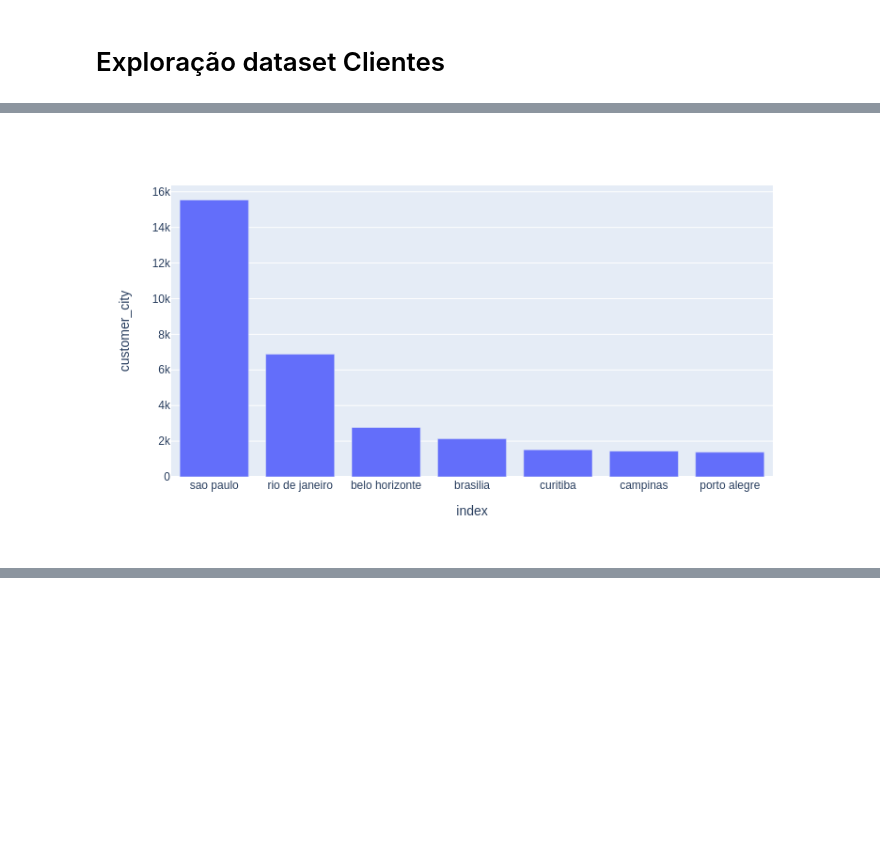
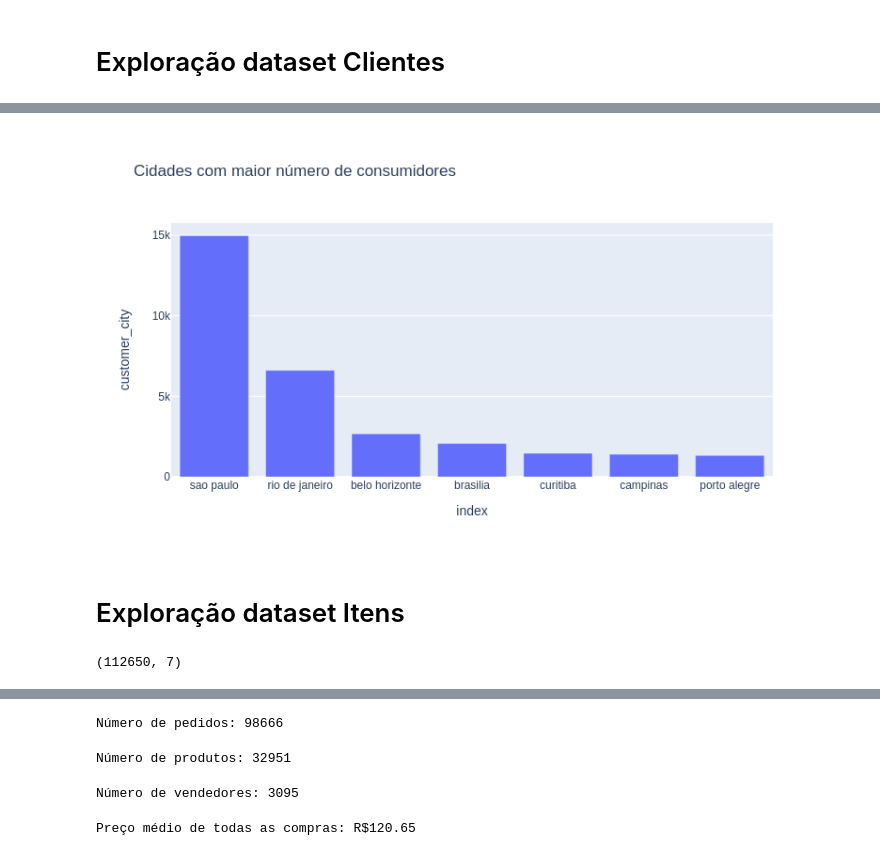
Before and after one commit to Lucas-Buk/Introducao-Ciencia-de-Dados, a Jupyter notebook: Aula_1_Exploração_Olist.ipynb, the cells around one changed output, grey strips where cells are left out. Saved outputs shown, nothing was run; the diff lists cells and outputs as text; code cells hidden in the pictures; blank space fills up the shorter version.

```diff
--- a/Aula_1_Exploração_Olist.ipynb
+++ b/Aula_1_Exploração_Olist.ipynb
@@ -21,11 +14,11 @@ import pandas as pd
 # %%
-df_clientes = pd.read_csv('/content/drive/My Drive/Colab Notebooks/Pós/Ciência de Dados/Datasets/olist_customers_dataset.csv')
-df_geo = pd.read_csv('/content/drive/My Drive/Colab Notebooks/Pós/Ciência de Dados/Datasets/olist_geolocation_dataset.csv', encoding='utf8')
-df_compra_itens = pd.read_csv('/content/drive/My Drive/Colab Notebooks/Pós/Ciência de Dados/Datasets/olist_order_items_dataset.csv')
-df_compra_pagamentos = pd.read_csv('/content/drive/My Drive/Colab Notebooks/Pós/Ciência de Dados/Datasets/olist_order_payments_dataset.csv')
-df_reviews = pd.read_csv('/content/drive/My Drive/Colab Notebooks/Pós/Ciência de Dados/Datasets/olist_order_reviews_dataset.csv')
-df_compras = pd.read_csv('/content/drive/My Drive/Colab Notebooks/Pós/Ciência de Dados/Datasets/olist_orders_dataset.csv')
-df_produtos = pd.read_csv('/content/drive/My Drive/Colab Notebooks/Pós/Ciência de Dados/Datasets/olist_products_dataset.csv')
-df_vendedores = pd.read_csv('/content/drive/My Drive/Colab Notebooks/Pós/Ciência de Dados/Datasets/olist_sellers_dataset.csv')
+df_clientes = pd.read_csv('/content/drive/My Drive/Colab Notebooks/Pós/Intro a Ciência de Dados/Datasets/olist_customers_dataset.csv')
+df_geo = pd.read_csv('/content/drive/My Drive/Colab Notebooks/Pós/Intro a Ciência de Dados/Datasets/olist_geolocation_dataset.csv', encoding='utf8')
+df_compra_itens = pd.read_csv('/content/drive/My Drive/Colab Notebooks/Pós/Intro a Ciência de Dados/Datasets/olist_order_items_dataset.csv')
+df_compra_pagamentos = pd.read_csv('/content/drive/My Drive/Colab Notebooks/Pós/Intro a Ciência de Dados/Datasets/olist_order_payments_dataset.csv')
+df_reviews = pd.read_csv('/content/drive/My Drive/Colab Notebooks/Pós/Intro a Ciência de Dados/Datasets/olist_order_reviews_dataset.csv')
+df_compras = pd.read_csv('/content/drive/My Drive/Colab Notebooks/Pós/Intro a Ciência de Dados/Datasets/olist_orders_dataset.csv')
+df_produtos = pd.read_csv('/content/drive/My Drive/Colab Notebooks/Pós/Intro a Ciência de Dados/Datasets/olist_products_dataset.csv')
+df_vendedores = pd.read_csv('/content/drive/My Drive/Colab Notebooks/Pós/Intro a Ciência de Dados/Datasets/olist_sellers_dataset.csv')
 # %% [markdown]
 # Exploração dataset Clientes
@@ -55,4 +51,5 @@ len(df_clientes.customer_unique_id.unique())
 # %%
 # Total de clientes por cidade
-df_clientes.groupby(by = 'customer_city').count().sort_values(by = 'customer_id', ascending = False)
+data = df_clientes.groupby('customer_unique_id').first()
+data.customer_city.value_counts()
 # %% [output]
@@ -88,10 +72,17 @@ Name: customer_city, Length: 4119, dtype: int64
 # %%
-data = df_clientes.customer_city.value_counts().head(7).reset_index()
+data = data.customer_city.value_counts().head(7).reset_index()
 
-fig = px.bar(data, x='index', y='customer_city')
+fig = px.bar(data, x='index', y='customer_city', title='Cidades com maior número de consumidores')
 gitly.show(fig)
 # %% [output]
-[figure, old version]
+[figure, new version]
+# %% [markdown]
+# Exploração dataset Itens
+# %%
+# Tamanho do dataset
+df_compra_itens.shape
+# %% [output]
+(112650, 7)
 # %%
 df_compra_itens.head(3)
 # %% [output]
@@ -99,3 +90,23 @@ df_compra_itens.head(3)
 | 0 | 00010242fe8c5a6d1ba2dd792cb16214 | 1 | 4244733e06e7ecb4970a6e2683c13e61 | 48436dade18ac8b2bce089ec2a041202 | 2017-09-19 09:45:35 | 58.9 | 13.29 |
 | 1 | 00018f77f2f0320c557190d7a144bdd3 | 1 | e5f2d52b802189ee658865ca93d83a8f | dd7ddc04e1b6c2c614352b383efe2d36 | 2017-05-03 11:05:13 | 239.9 | 19.93 |
 | 2 | 000229ec398224ef6ca0657da4fc703e | 1 | c777355d18b72b67abbeef9df44fd0fd | 5b51032eddd242adc84c38acab88f23d | 2018-01-18 14:48:30 | 199.0 | 17.87 |
+# %%
+# Número de pedidos únicos
+print(f'Número de pedidos: {len(df_compra_itens.order_id.unique())}')
+# %% [output]
+Número de pedidos: 98666
+# %%
+# Número de produtos
+print(f'Número de produtos: {len(df_compra_itens.product_id.unique())}')
+# %% [output]
+Número de produtos: 32951
+# %%
+# Quantidade de vendedores
+print(f'Número de vendedores: {len(df_compra_itens.seller_id.unique())}')
+# %% [output]
+Número de vendedores: 3095
+# %%
+# Preço médio das compras
+print(f'Preço médio de todas as compras: R${df_compra_itens.price.mean():.2f}')
+# %% [output]
+Preço médio de todas as compras: R$120.65
```
Also changed, not shown: parts of 14 cells of this notebook.
